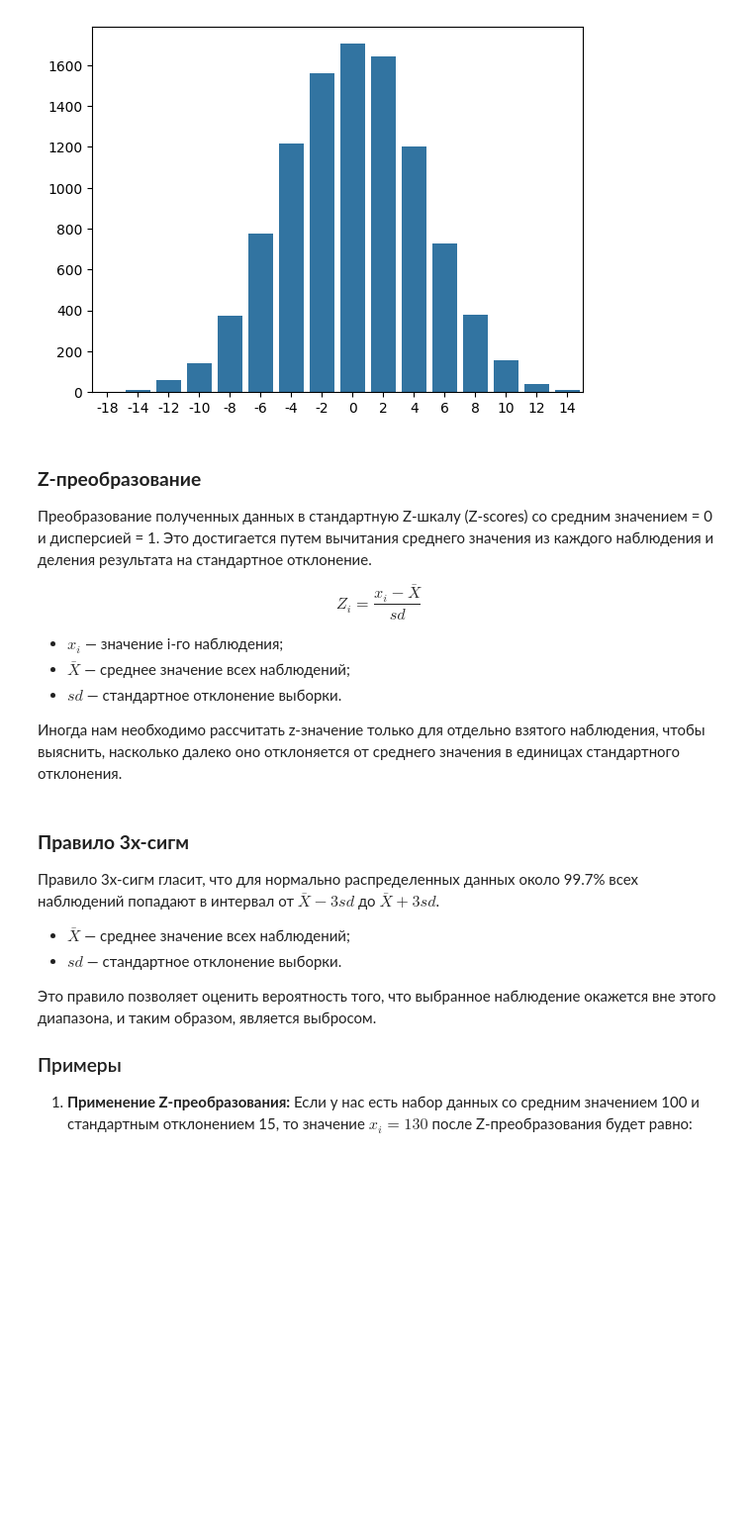
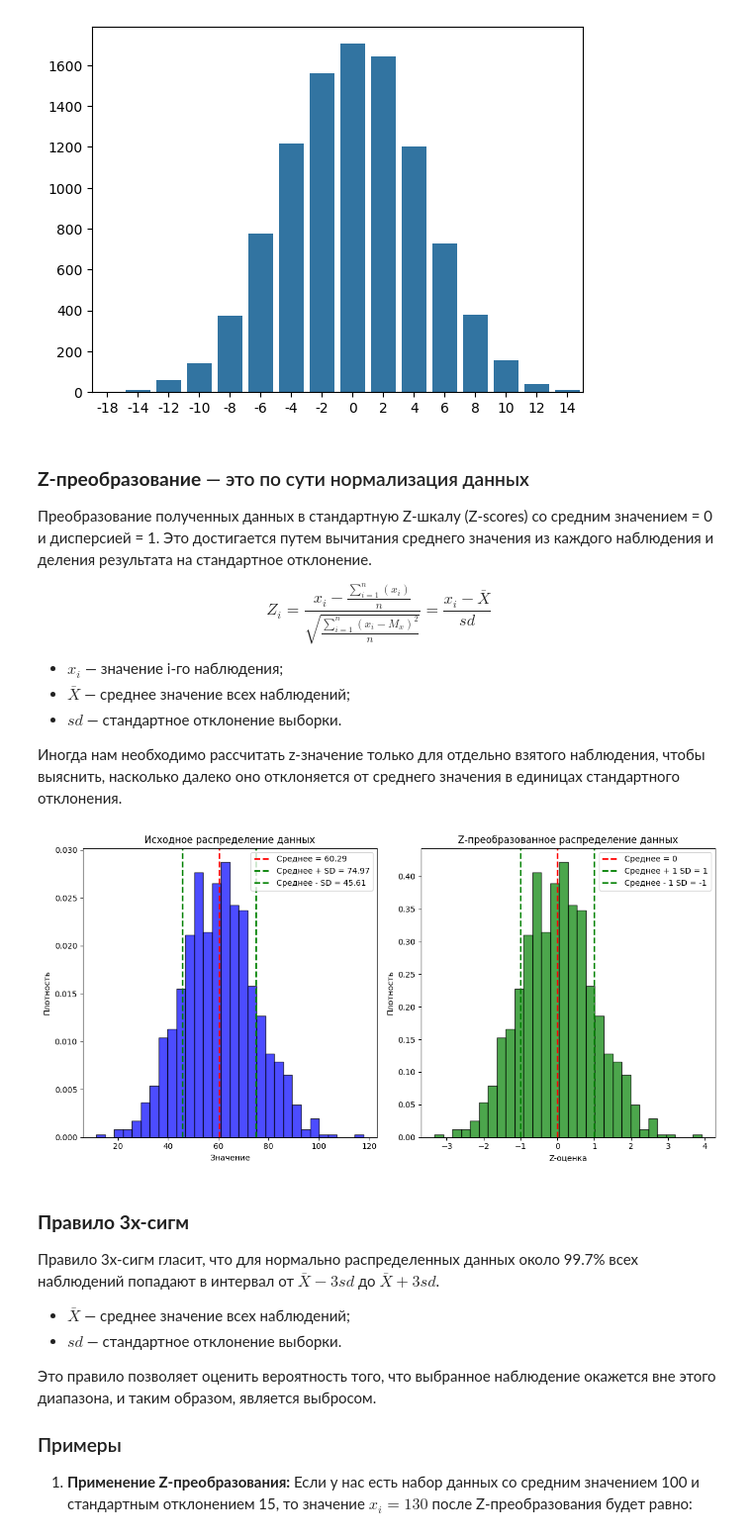
Before and after one commit to Verbasik/Master-of-Data-Science, a Jupyter notebook: Cookbook.ipynb, the cells around one changed output. Shown at 99% size. Drawn from its saved outputs; the diff is of its cells as text; code cells hidden in the pictures; blank space fills up the shorter version.

```diff
--- a/Cookbook.ipynb
+++ b/Cookbook.ipynb
@@ -3639,17 +3706,64 @@ sns.barplot(x=list(data.keys()), y=list(data.values()));
 # %% [output]
 [figure]
 # %% [markdown]
-### **Z-преобразование**
+### **Z-преобразование** — это по сути нормализация данных
 
 Преобразование полученных данных в стандартную Z-шкалу (Z-scores) со средним значением = 0 и дисперсией = 1. Это достигается путем вычитания среднего значения из каждого наблюдения и деления результата на стандартное отклонение.
 
-$$ Z_{i}=\frac{x_{i} - \bar{X}}{sd} $$
+$$ Z_{i} = \frac{x_{i} - \frac{\sum_{i=1}^{n}{(x_{i})}}{n}}{\sqrt{\frac{\sum_{i=1}^{n} (x_{i} - M_{x})^2}{n}}} = \frac{x_{i} - \bar{X}}{sd} $$
+
 
 - $x_{i}$ — значение i-го наблюдения;
 - $\bar{X}$ — среднее значение всех наблюдений;
 - $sd$ — стандартное отклонение выборки.
 
 Иногда нам необходимо рассчитать z-значение только для отдельно взятого наблюдения, чтобы выяснить, насколько далеко оно отклоняется от среднего значения в единицах стандартного отклонения.
+# %%
+import numpy as np
+import matplotlib.pyplot as plt
+
+def show_me_Z():
+  # Шаг 1: Генерация случайных данных
+  np.random.seed(42)
+  data = np.random.normal(loc=60, scale=15, size=1000)
+
+  # Шаг 2: Рассчет Z-преобразований
+  mean_data = np.mean(data)                 # Среднее значение
+  std_data = np.std(data)                   # Стандартное отклонение
+  z_scores = (data - mean_data) / std_data  # Z-преобразования
+
+  # Шаг 3: Визуализация исходных и Z-преобразованных данных
+  plt.figure(figsize=(12, 6))
+
+  # Подграфик 1: Исходные данные
+  plt.subplot(1, 2, 1)
+  plt.hist(data, bins=30, alpha=0.7, color='blue', edgecolor='black', density=True)
+  plt.axvline(mean_data, color='red', linestyle='dashed', linewidth=2, label=f'Среднее = {mean_data:.2f}')
+  plt.axvline(mean_data + std_data, color='green', linestyle='dashed', linewidth=2, label=f'Среднее + SD = {mean_data + std_data:.2f}')
+  plt.axvline(mean_data - std_data, color='green', linestyle='dashed', linewidth=2, label=f'Среднее - SD = {mean_data - std_data:.2f}')
+  plt.title('Исходное распределение данных')
+  plt.xlabel('Значение')
+  plt.ylabel('Плотность')
+  plt.legend()
+
+  # Подграфик 2: Z-преобразованные данные
+  plt.subplot(1, 2, 2)
+  plt.hist(z_scores, bins=30, alpha=0.7, color='green', edgecolor='black', density=True)
+  plt.axvline(0, color='red', linestyle='dashed', linewidth=2, label='Среднее = 0')
+  plt.axvline(1, color='green', linestyle='dashed', linewidth=2, label='Среднее + 1 SD = 1')
+  plt.axvline(-1, color='green', linestyle='dashed', linewidth=2, label='Среднее - 1 SD = -1')
+  plt.title('Z-преобразованное распределение данных')
+  plt.xlabel('Z-оценка')
+  plt.ylabel('Плотность')
+  plt.legend()
+
+  # Показ графиков
+  plt.tight_layout()
+  plt.show()
+
+show_me_Z()
+# %% [output]
+[figure, added]
 # %% [markdown]
 ### **Правило 3х-сигм**
 
```
Also changed, not shown: parts of 3 cells of this notebook, 19 other files.
